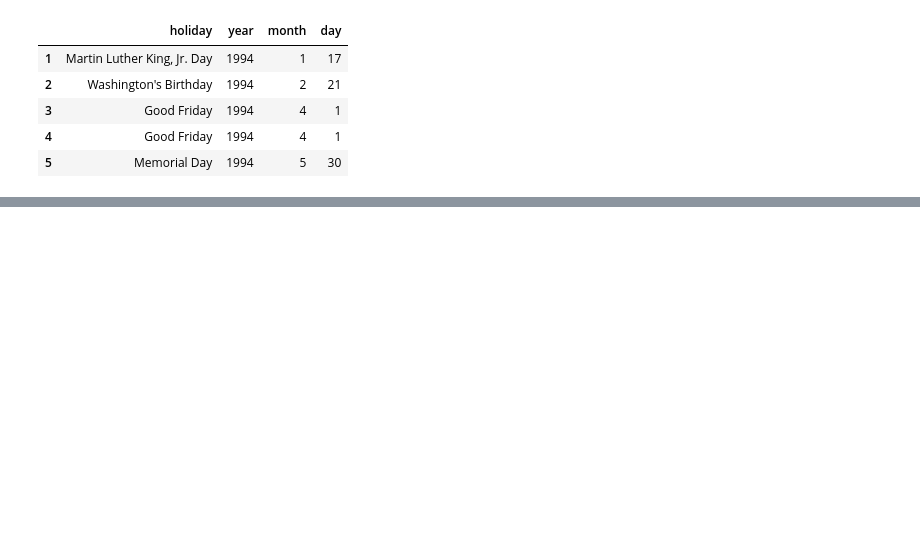
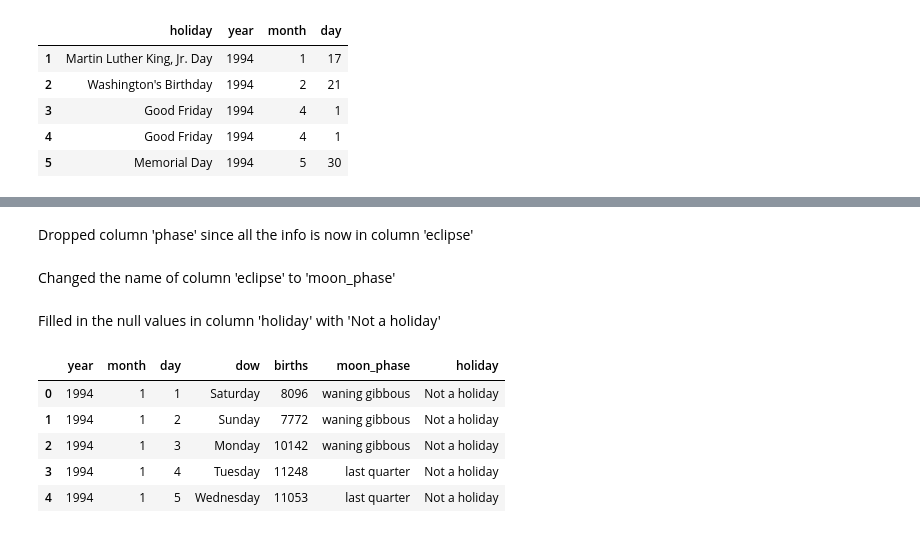
Before and after one commit to Ankourii/ETL, a Jupyter notebook: notebooks/Transforming.ipynb, the cells around one changed output, grey strips where cells are left out. Drawn from its saved outputs; the diff is of its cells as text; code cells hidden in the pictures; blank space fills up the shorter version.

Commit message:
changednames

```diff
--- a/notebooks/Cleaning.ipynb
+++ b/notebooks/Transforming.ipynb
@@ -265,0 +272,4 @@ Saving the file
+# %%
+for index, row in final.iterrows():
+    if pd.isna(row['eclipse']):
+        final.loc[index, 'eclipse']= final.loc[index, 'phase']
@@ -265,0 +278,21 @@ Saving the file
+# %%
+final=final.drop('phase', axis=1)
+# %% [markdown]
+Dropped column 'phase' since all the info is now in column 'eclipse'
+# %%
+final=final.rename(columns={'eclipse':'moon_phase'})
+# %% [markdown]
+Changed the name of column 'eclipse' to 'moon_phase'
+# %%
+final['holiday'].fillna('Not a holiday', inplace=True)
+# %% [markdown]
+Filled in the null values in column 'holiday' with 'Not a holiday'
+# %%
+final.head()
+# %% [output]
+|  | year | month | day | dow | births | moon_phase | holiday |
+| 0 | 1994 | 1 | 1 | Saturday | 8096 | waning gibbous | Not a holiday |
+| 1 | 1994 | 1 | 2 | Sunday | 7772 | waning gibbous | Not a holiday |
+| 2 | 1994 | 1 | 3 | Monday | 10142 | waning gibbous | Not a holiday |
+| 3 | 1994 | 1 | 4 | Tuesday | 11248 | last quarter | Not a holiday |
+| 4 | 1994 | 1 | 5 | Wednesday | 11053 | last quarter | Not a holiday |
```
Also changed, not shown: parts of 90 cells of this notebook, 2 other files.
